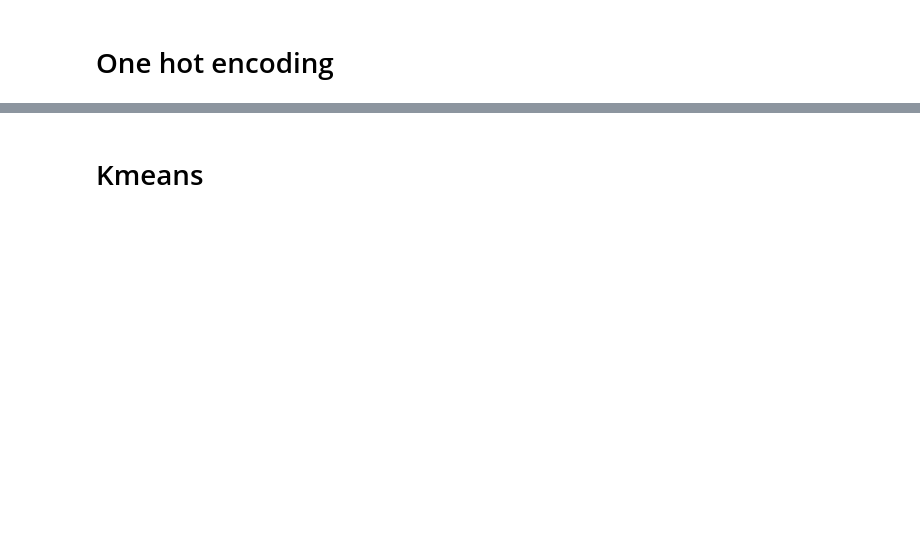
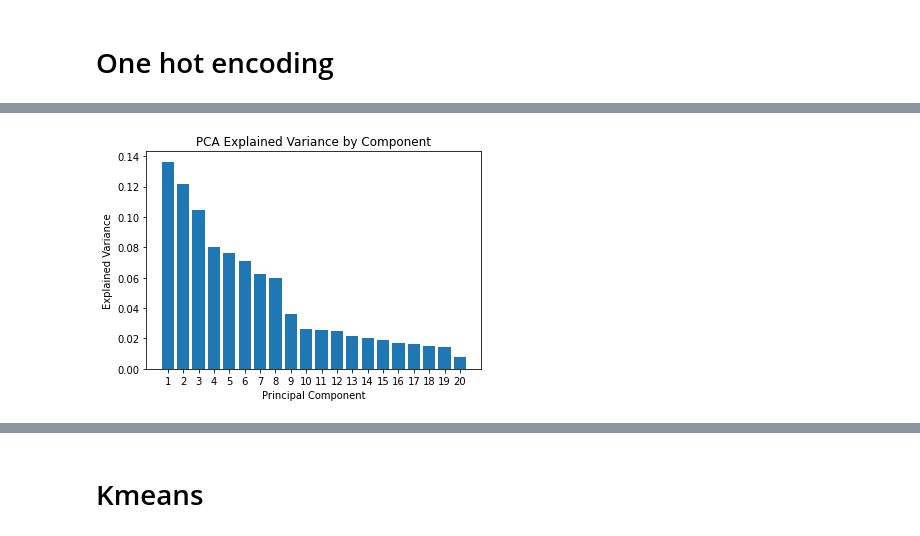
Before and after one commit to djdjsaf/Accidents-en-france-python, a Jupyter notebook: Projet python ohe.ipynb, the cells around one changed output, grey strips where cells are left out. Saved outputs shown, nothing was run; the diff lists cells and outputs as text; code cells hidden in the pictures; blank space fills up the shorter version.

```diff
--- a/Projet python ohe.ipynb
+++ b/Projet python ohe.ipynb
@@ -205,3 +258,13 @@ reduced = pca.fit_transform(accidents_ohe)
+# %%
+plt.bar(range(len(pca.explained_variance_ratio_)), pca.explained_variance_ratio_)
+plt.xticks(range(len(pca.explained_variance_ratio_)), list(range(1, len(pca.explained_variance_ratio_)+1)))
+plt.xlabel('Principal Component')
+plt.ylabel('Explained Variance')
+plt.title('PCA Explained Variance by Component')
+plt.show()
+#On garde les 3 premiers axes (50% de variance)
+# %% [output]
+[figure, added]
 # %%
 contrib = pca.components_[0]
 
```
Also changed, not shown: parts of 60 cells of this notebook.
